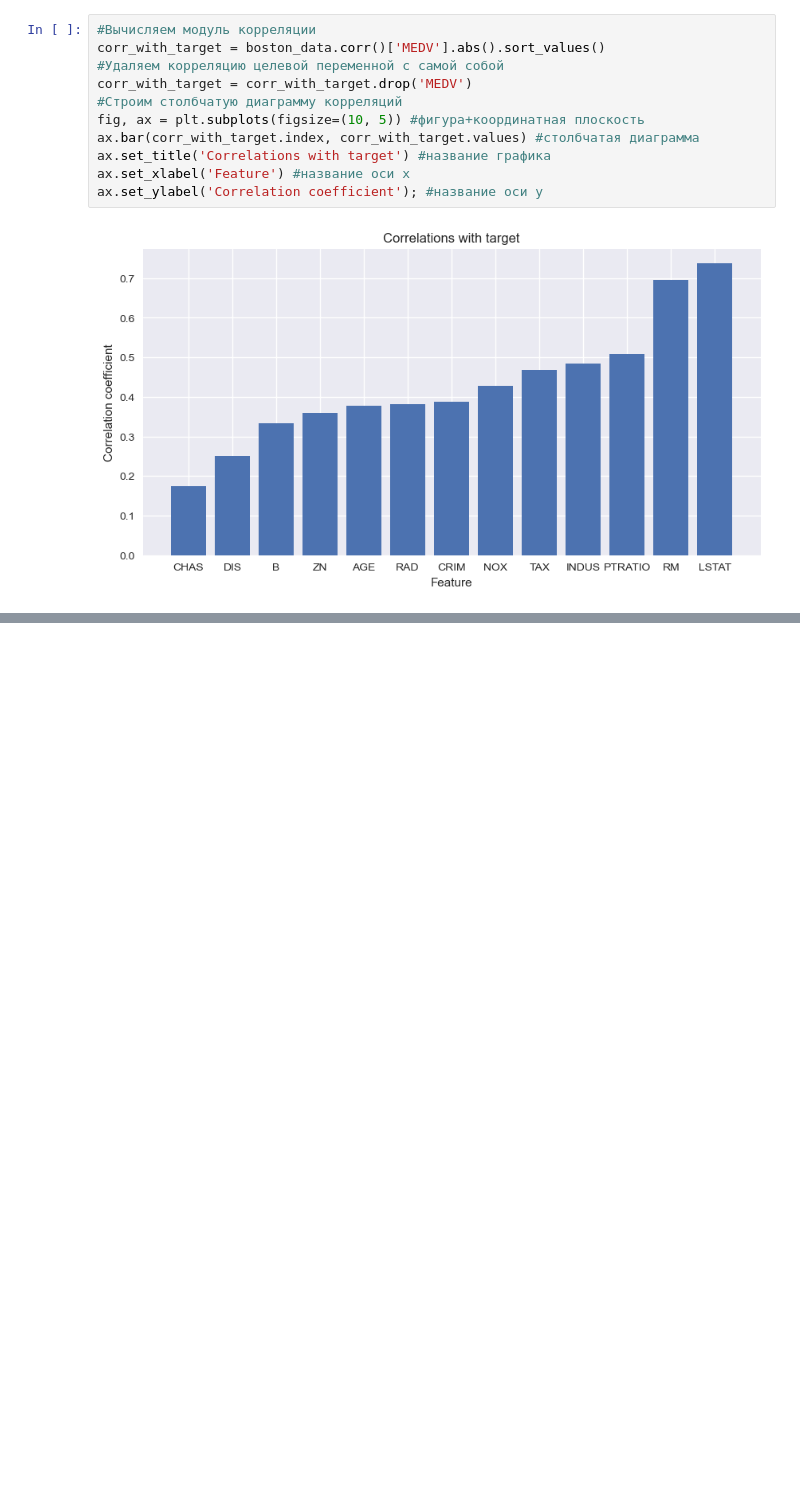
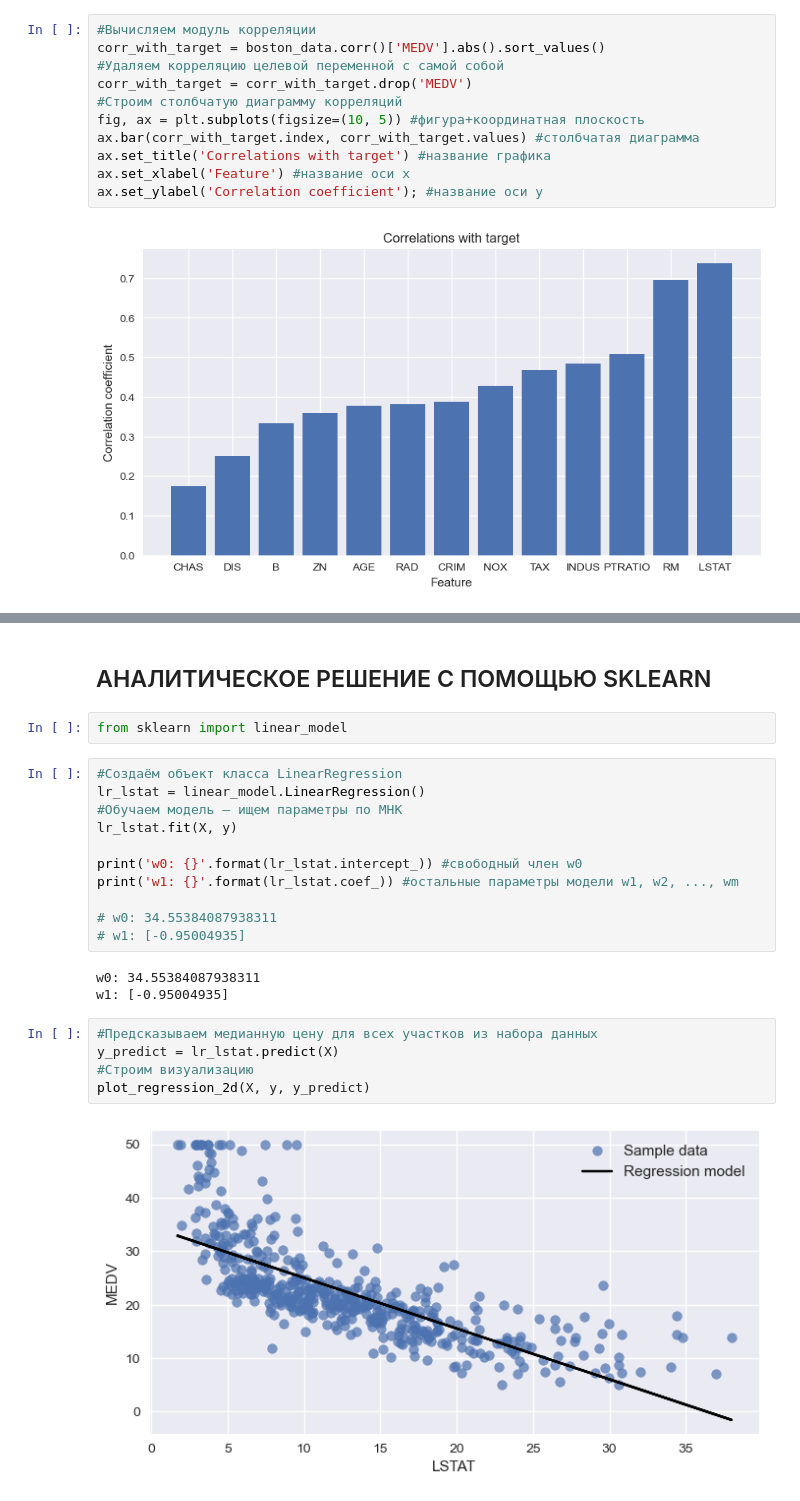
Before and after one commit to demuramax/SF-DS, a Jupyter notebook: ML/ml_linear_regression.ipynb, the cells around one changed output, grey strips where cells are left out. Saved outputs shown, nothing was run; the diff lists cells and outputs as text; blank space fills up the shorter version.

```diff
--- a/ML/ml_linear_regression.ipynb
+++ b/ML/ml_linear_regression.ipynb
@@ -60,0 +123,25 @@ ax.set_ylabel('Сorrelation coefficient'); #название оси y
+# %% [markdown]
+## АНАЛИТИЧЕСКОЕ РЕШЕНИЕ С ПОМОЩЬЮ SKLEARN
+# %%
+from sklearn import linear_model
+# %%
+#Создаём объект класса LinearRegression
+lr_lstat = linear_model.LinearRegression()
+#Обучаем модель — ищем параметры по МНК
+lr_lstat.fit(X, y)
+
+print('w0: {}'.format(lr_lstat.intercept_)) #свободный член w0
+print('w1: {}'.format(lr_lstat.coef_)) #остальные параметры модели w1, w2, ..., wm
+
+# w0: 34.55384087938311
+# w1: [-0.95004935]
+# %% [output]
+w0: 34.55384087938311
+w1: [-0.95004935]
+# %%
+#Предсказываем медианную цену для всех участков из набора данных
+y_predict = lr_lstat.predict(X)
+#Строим визуализацию
+plot_regression_2d(X, y, y_predict)
+# %% [output]
+[figure, added]
```
Also changed, not shown: parts of 9 cells of this notebook.
